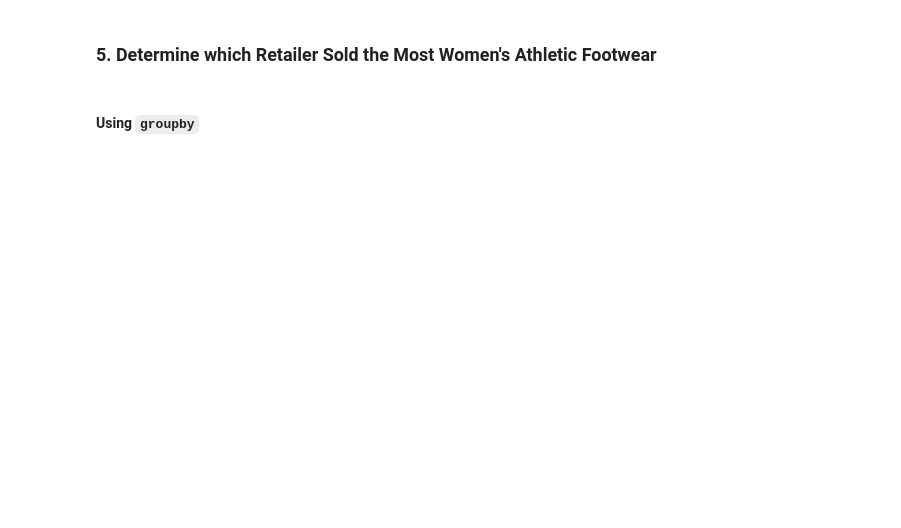
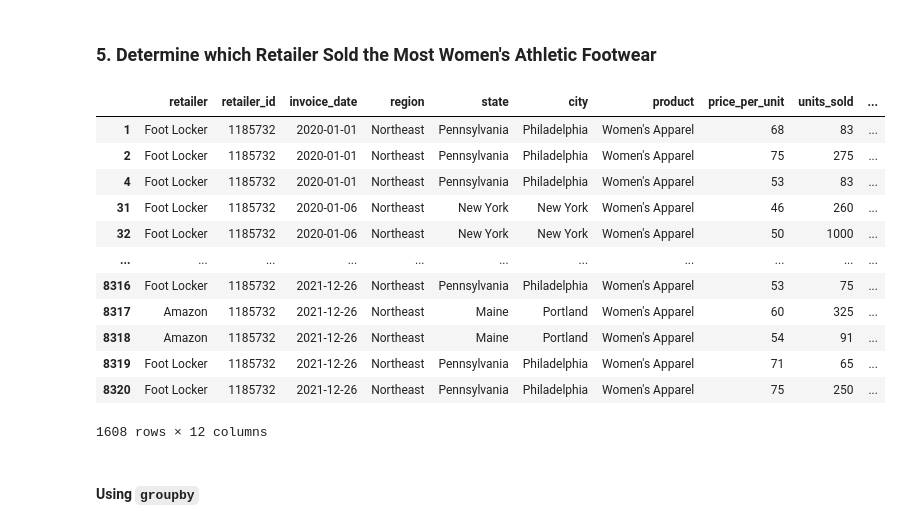
Before and after one commit to skiluvia/athletic_sales_analysis, a Jupyter notebook: athletic_sales_analysis_starter_code.ipynb, the cells around one changed output. Cells and saved outputs as stored; diff of their text form; code cells hidden in the pictures; blank space fills up the shorter version.

```diff
--- a/athletic_sales_analysis_starter_code.ipynb
+++ b/athletic_sales_analysis_starter_code.ipynb
@@ -273,6 +282,22 @@ athletic_sales_2020_2021_total_sales_retailer_df.sort_values("Total Sales", asce
 ### 5. Determine which Retailer Sold the Most Women's Athletic Footwear
 # %%
 # Filter the sales data to get the women's athletic footwear sales data.
+athletic_sales_2020_2021_womens_df = athletic_sales_2020_2021_df[athletic_sales_2020_2021_df['product'] == 'Women\'s Apparel']
+athletic_sales_2020_2021_womens_df
+# %% [output]
+|  | retailer | retailer_id | invoice_date | region | state | city | product | price_per_unit | units_sold | ... |
+| 1 | Foot Locker | 1185732 | 2020-01-01 | Northeast | Pennsylvania | Philadelphia | Women's Apparel | 68 | 83 | ... |
+| 2 | Foot Locker | 1185732 | 2020-01-01 | Northeast | Pennsylvania | Philadelphia | Women's Apparel | 75 | 275 | ... |
+| 4 | Foot Locker | 1185732 | 2020-01-01 | Northeast | Pennsylvania | Philadelphia | Women's Apparel | 53 | 83 | ... |
+| 31 | Foot Locker | 1185732 | 2020-01-06 | Northeast | New York | New York | Women's Apparel | 46 | 260 | ... |
+| 32 | Foot Locker | 1185732 | 2020-01-06 | Northeast | New York | New York | Women's Apparel | 50 | 1000 | ... |
+| ... | ... | ... | ... | ... | ... | ... | ... | ... | ... | ... |
+| 8316 | Foot Locker | 1185732 | 2021-12-26 | Northeast | Pennsylvania | Philadelphia | Women's Apparel | 53 | 75 | ... |
+| 8317 | Amazon | 1185732 | 2021-12-26 | Northeast | Maine | Portland | Women's Apparel | 60 | 325 | ... |
+| 8318 | Amazon | 1185732 | 2021-12-26 | Northeast | Maine | Portland | Women's Apparel | 54 | 91 | ... |
+| 8319 | Foot Locker | 1185732 | 2021-12-26 | Northeast | Pennsylvania | Philadelphia | Women's Apparel | 71 | 65 | ... |
+| 8320 | Foot Locker | 1185732 | 2021-12-26 | Northeast | Pennsylvania | Philadelphia | Women's Apparel | 75 | 250 | ... |
+1608 rows × 12 columns
 # %% [markdown]
 #### Using `groupby`
 # %%
```
Also changed, not shown: parts of 6 cells of this notebook.
